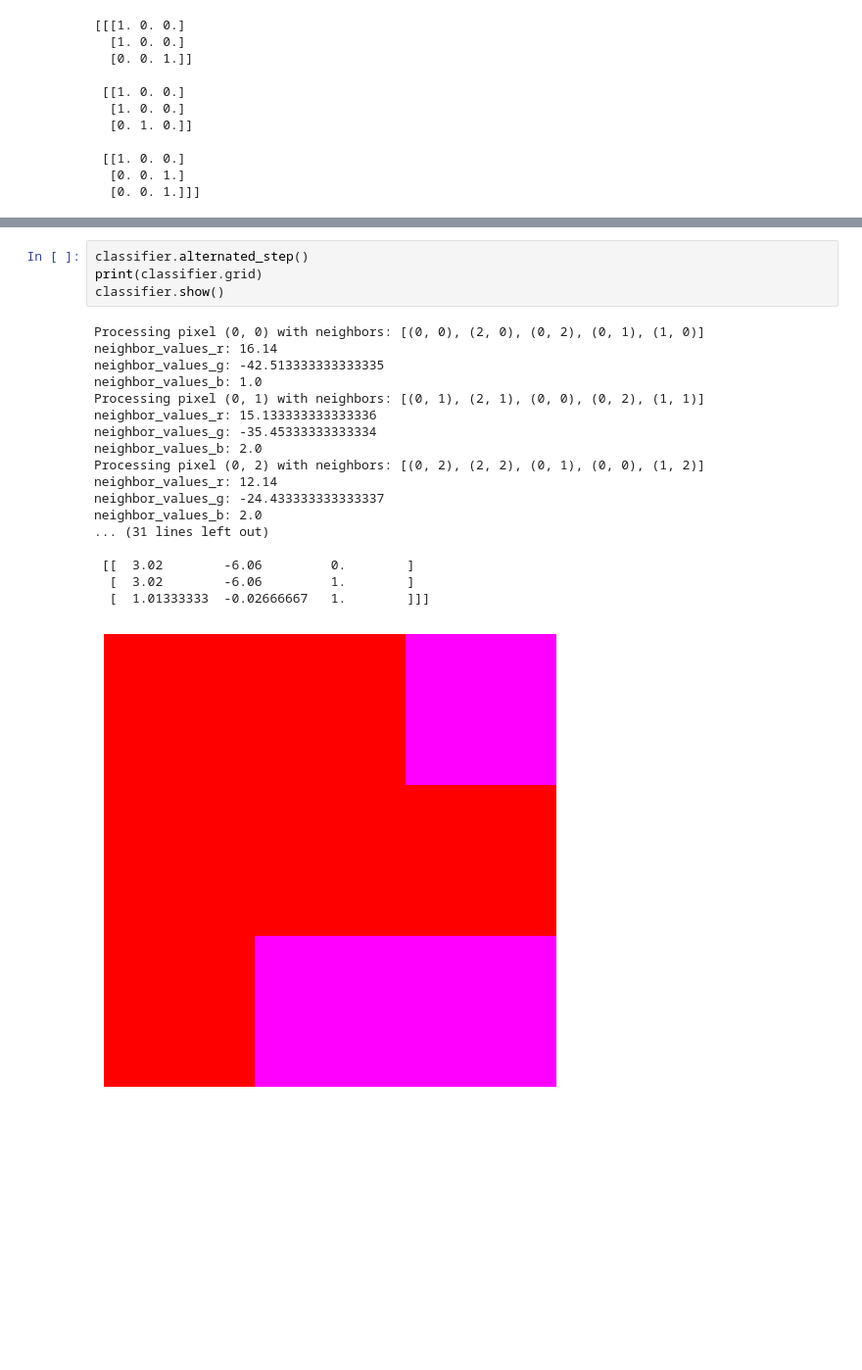
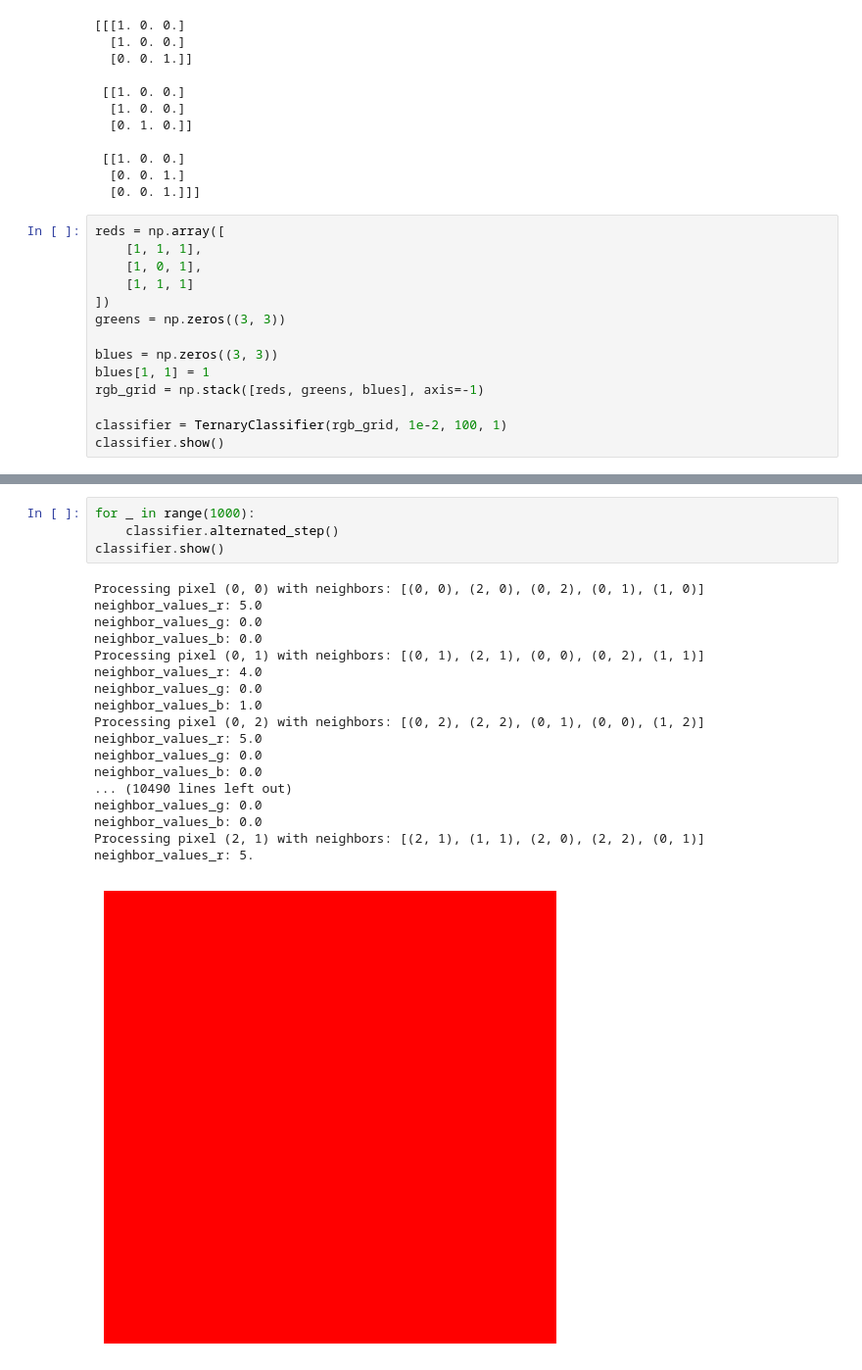
Before and after one commit to nacho2110/edpn-proyecto, a Jupyter notebook: proyecto.ipynb, the cells around one changed output, grey strips where cells are left out. Shown at 98% size. Cells and saved outputs as stored; diff of their text form; blank space fills up the shorter version.

Commit message:
fix: TernaryClassifier now classifies correctly

```diff
--- a/proyecto.ipynb
+++ b/proyecto.ipynb
@@ -36,3 +36,17 @@ print(ini)
  [[1. 0. 0.]
   [0. 0. 1.]
   [0. 0. 1.]]]
+# %%
+reds = np.array([
+    [1, 1, 1],
+    [1, 0, 1],
+    [1, 1, 1]
+])
+greens = np.zeros((3, 3))
+
+blues = np.zeros((3, 3))
+blues[1, 1] = 1
+rgb_grid = np.stack([reds, greens, blues], axis=-1)
+
+classifier = TernaryClassifier(rgb_grid, 1e-2, 100, 1)
+classifier.show()
@@ -60,23 +101,23 @@ new_value_r: 0.5033333333333333
 # %%
-classifier.alternated_step()
-print(classifier.grid)
+for _ in range(1000):
+    classifier.alternated_step()
 classifier.show()
 # %% [output]
 Processing pixel (0, 0) with neighbors: [(0, 0), (2, 0), (0, 2), (0, 1), (1, 0)]
-neighbor_values_r: 16.14
-neighbor_values_g: -42.513333333333335
+neighbor_values_r: 5.0
+neighbor_values_g: 0.0
+neighbor_values_b: 0.0
+Processing pixel (0, 1) with neighbors: [(0, 1), (2, 1), (0, 0), (0, 2), (1, 1)]
+neighbor_values_r: 4.0
+neighbor_values_g: 0.0
 neighbor_values_b: 1.0
-Processing pixel (0, 1) with neighbors: [(0, 1), (2, 1), (0, 0), (0, 2), (1, 1)]
-neighbor_values_r: 15.133333333333336
-neighbor_values_g: -35.45333333333334
-neighbor_values_b: 2.0
 Processing pixel (0, 2) with neighbors: [(0, 2), (2, 2), (0, 1), (0, 0), (1, 2)]
-neighbor_values_r: 12.14
-neighbor_values_g: -24.433333333333337
-neighbor_values_b: 2.0
-... (31 lines left out)
-
- [[  3.02        -6.06         0.        ]
-  [  3.02        -6.06         1.        ]
-  [  1.01333333  -0.02666667   1.        ]]]
+neighbor_values_r: 5.0
+neighbor_values_g: 0.0
+neighbor_values_b: 0.0
+... (10490 lines left out)
+neighbor_values_g: 0.0
+neighbor_values_b: 0.0
+Processing pixel (2, 1) with neighbors: [(2, 1), (1, 1), (2, 0), (2, 2), (0, 1)]
+neighbor_values_r: 5.
-[figure, old version]
+[figure, new version]
```
Also changed, not shown: parts of 8 cells of this notebook, 2 other files.
